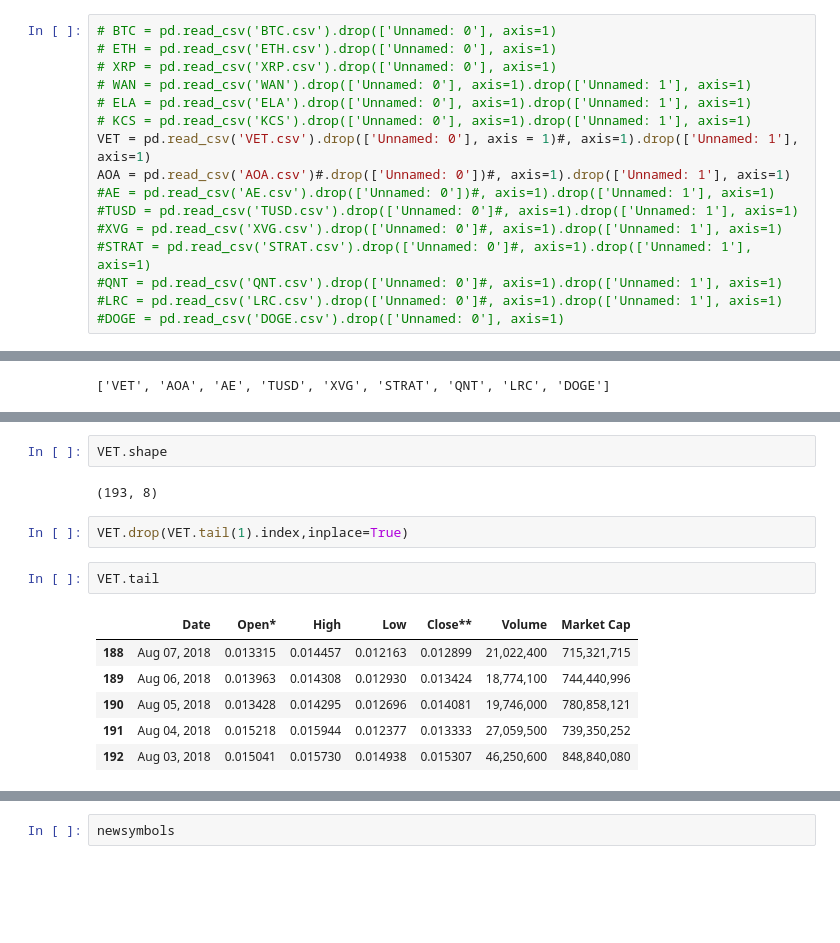
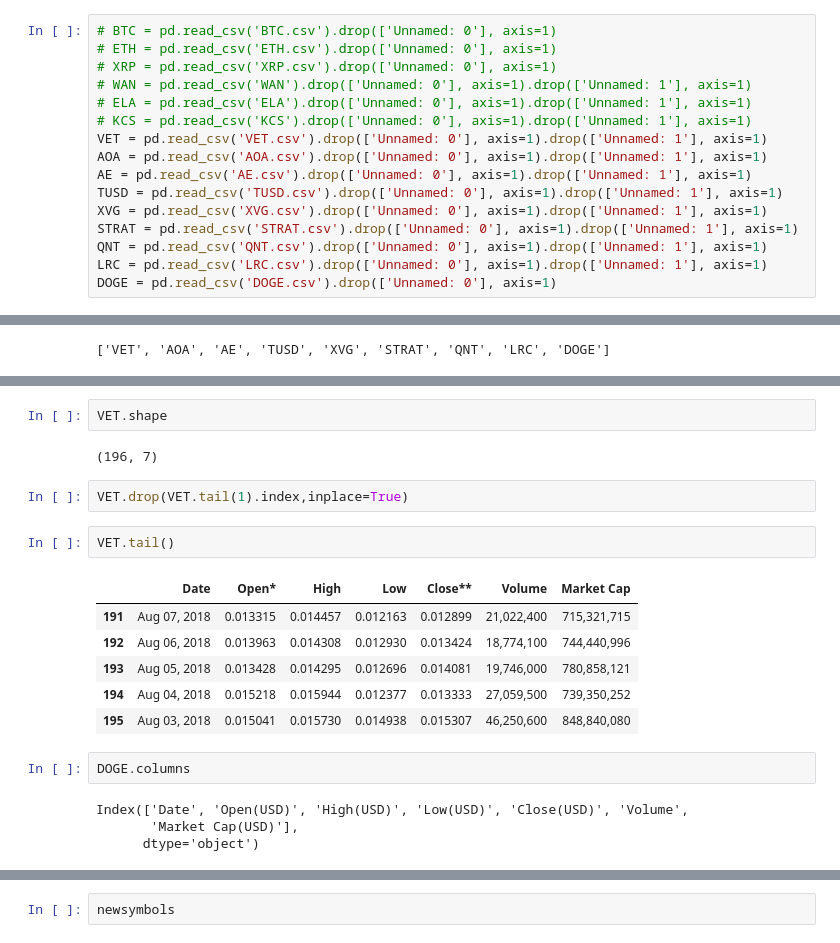
Before and after one commit to kevzha/CryptoAnalysis, a Jupyter notebook: Pct_change_calc.ipynb, the cells around one changed output, grey strips where cells are left out. Cells and saved outputs as stored; diff of their text form; blank space fills up the shorter version.

```diff
--- a/Pct_change_calc.ipynb
+++ b/Pct_change_calc.ipynb
@@ -9,13 +9,13 @@ import numpy as np
 # WAN = pd.read_csv('WAN').drop(['Unnamed: 0'], axis=1).drop(['Unnamed: 1'], axis=1)
 # ELA = pd.read_csv('ELA').drop(['Unnamed: 0'], axis=1).drop(['Unnamed: 1'], axis=1)
 # KCS = pd.read_csv('KCS').drop(['Unnamed: 0'], axis=1).drop(['Unnamed: 1'], axis=1)
-VET = pd.read_csv('VET.csv').drop(['Unnamed: 0'], axis = 1)#, axis=1).drop(['Unnamed: 1'], axis=1)
-AOA = pd.read_csv('AOA.csv')#.drop(['Unnamed: 0'])#, axis=1).drop(['Unnamed: 1'], axis=1)
-#AE = pd.read_csv('AE.csv').drop(['Unnamed: 0'])#, axis=1).drop(['Unnamed: 1'], axis=1)
-#TUSD = pd.read_csv('TUSD.csv').drop(['Unnamed: 0']#, axis=1).drop(['Unnamed: 1'], axis=1)
-#XVG = pd.read_csv('XVG.csv').drop(['Unnamed: 0']#, axis=1).drop(['Unnamed: 1'], axis=1)
-#STRAT = pd.read_csv('STRAT.csv').drop(['Unnamed: 0']#, axis=1).drop(['Unnamed: 1'], axis=1)
-#QNT = pd.read_csv('QNT.csv').drop(['Unnamed: 0']#, axis=1).drop(['Unnamed: 1'], axis=1)
-#LRC = pd.read_csv('LRC.csv').drop(['Unnamed: 0']#, axis=1).drop(['Unnamed: 1'], axis=1)
-#DOGE = pd.read_csv('DOGE.csv').drop(['Unnamed: 0'], axis=1)
+VET = pd.read_csv('VET.csv').drop(['Unnamed: 0'], axis=1).drop(['Unnamed: 1'], axis=1)
+AOA = pd.read_csv('AOA.csv').drop(['Unnamed: 0'], axis=1).drop(['Unnamed: 1'], axis=1)
+AE = pd.read_csv('AE.csv').drop(['Unnamed: 0'], axis=1).drop(['Unnamed: 1'], axis=1)
+TUSD = pd.read_csv('TUSD.csv').drop(['Unnamed: 0'], axis=1).drop(['Unnamed: 1'], axis=1)
+XVG = pd.read_csv('XVG.csv').drop(['Unnamed: 0'], axis=1).drop(['Unnamed: 1'], axis=1)
+STRAT = pd.read_csv('STRAT.csv').drop(['Unnamed: 0'], axis=1).drop(['Unnamed: 1'], axis=1)
+QNT = pd.read_csv('QNT.csv').drop(['Unnamed: 0'], axis=1).drop(['Unnamed: 1'], axis=1)
+LRC = pd.read_csv('LRC.csv').drop(['Unnamed: 0'], axis=1).drop(['Unnamed: 1'], axis=1)
+DOGE = pd.read_csv('DOGE.csv').drop(['Unnamed: 0'], axis=1)
 # %%
@@ -107,15 +77,21 @@ TUSD.tail()
 # %%
 VET.shape
 # %% [output]
-(193, 8)
+(196, 7)
 # %%
 VET.drop(VET.tail(1).index,inplace=True)
 # %%
-VET.tail
+VET.tail()
 # %% [output]
 |  | Date | Open* | High | Low | Close** | Volume | Market Cap |
-| 188 | Aug 07, 2018 | 0.013315 | 0.014457 | 0.012163 | 0.012899 | 21,022,400 | 715,321,715 |
-| 189 | Aug 06, 2018 | 0.013963 | 0.014308 | 0.012930 | 0.013424 | 18,774,100 | 744,440,996 |
-| 190 | Aug 05, 2018 | 0.013428 | 0.014295 | 0.012696 | 0.014081 | 19,746,000 | 780,858,121 |
-| 191 | Aug 04, 2018 | 0.015218 | 0.015944 | 0.012377 | 0.013333 | 27,059,500 | 739,350,252 |
-| 192 | Aug 03, 2018 | 0.015041 | 0.015730 | 0.014938 | 0.015307 | 46,250,600 | 848,840,080 |
+| 191 | Aug 07, 2018 | 0.013315 | 0.014457 | 0.012163 | 0.012899 | 21,022,400 | 715,321,715 |
+| 192 | Aug 06, 2018 | 0.013963 | 0.014308 | 0.012930 | 0.013424 | 18,774,100 | 744,440,996 |
+| 193 | Aug 05, 2018 | 0.013428 | 0.014295 | 0.012696 | 0.014081 | 19,746,000 | 780,858,121 |
+| 194 | Aug 04, 2018 | 0.015218 | 0.015944 | 0.012377 | 0.013333 | 27,059,500 | 739,350,252 |
+| 195 | Aug 03, 2018 | 0.015041 | 0.015730 | 0.014938 | 0.015307 | 46,250,600 | 848,840,080 |
+# %%
+DOGE.columns
+# %% [output]
+Index(['Date', 'Open(USD)', 'High(USD)', 'Low(USD)', 'Close(USD)', 'Volume',
+       'Market Cap(USD)'],
+      dtype='object')
```
Also changed, not shown: parts of 16 cells of this notebook, 12 other files.
